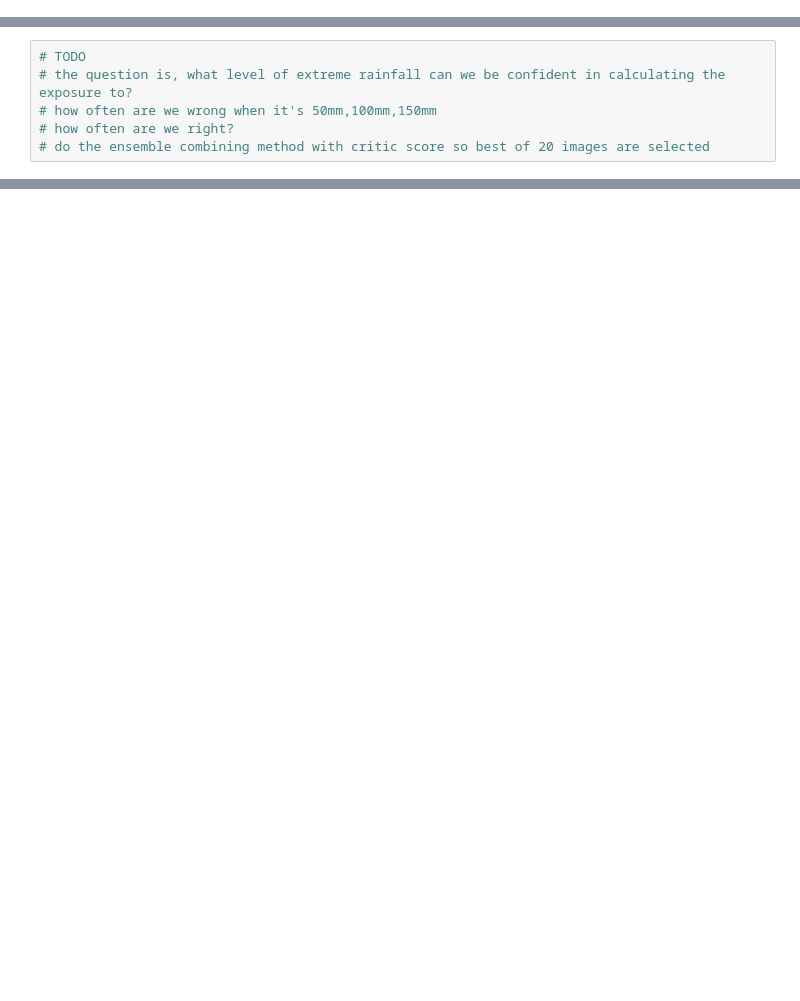
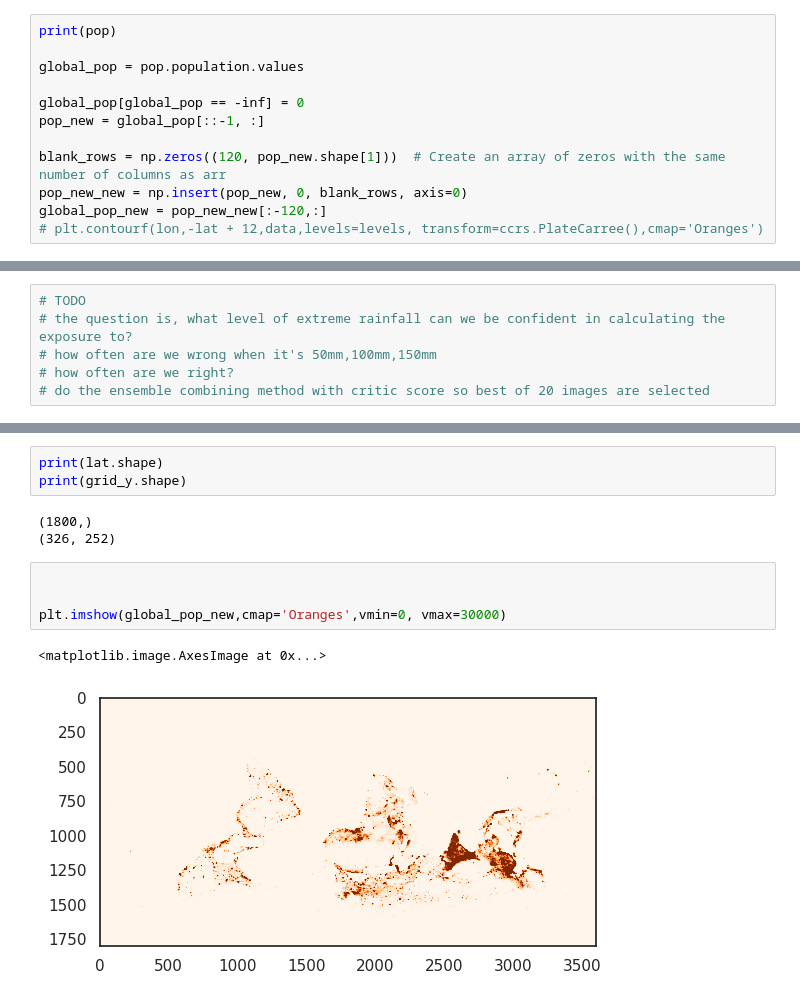
Before and after one commit to vosps/tropical_cyclone, a Jupyter notebook: tracking/7_hit_rate.ipynb, the cells around one changed output, grey strips where cells are left out. Saved outputs shown, nothing was run; the diff lists cells and outputs as text; blank space fills up the shorter version.

```diff
--- a/tracking/7_hit_rate.ipynb
+++ b/tracking/7_hit_rate.ipynb
@@ -351,0 +536,12 @@ hit_rate,false_alarm_rate,ETS,pop_hit,pop_miss,pop_hit_rate,pop_false_alarm,pop_
+# %%
+print(pop)
+
+global_pop = pop.population.values
+
+global_pop[global_pop == -inf] = 0
+pop_new = global_pop[::-1, :]
+
+blank_rows = np.zeros((120, pop_new.shape[1]))  # Create an array of zeros with the same number of columns as arr
+pop_new_new = np.insert(pop_new, 0, blank_rows, axis=0)
+global_pop_new = pop_new_new[:-120,:]
+# plt.contourf(lon,-lat + 12,data,levels=levels, transform=ccrs.PlateCarree(),cmap='Oranges')
@@ -630,0 +1093,13 @@ plt.savefig('figure_7c_hitmiss_2.png',bbox_inches='tight')
+# %%
+print(lat.shape)
+print(grid_y.shape)
+# %% [output]
+(1800,)
+(326, 252)
+# %%
+
+
+plt.imshow(global_pop_new,cmap='Oranges',vmin=0, vmax=30000)
+# %% [output]
+<matplotlib.image.AxesImage at 0x...>
+[figure, added]
```
Also changed, not shown: parts of 32 cells of this notebook.
